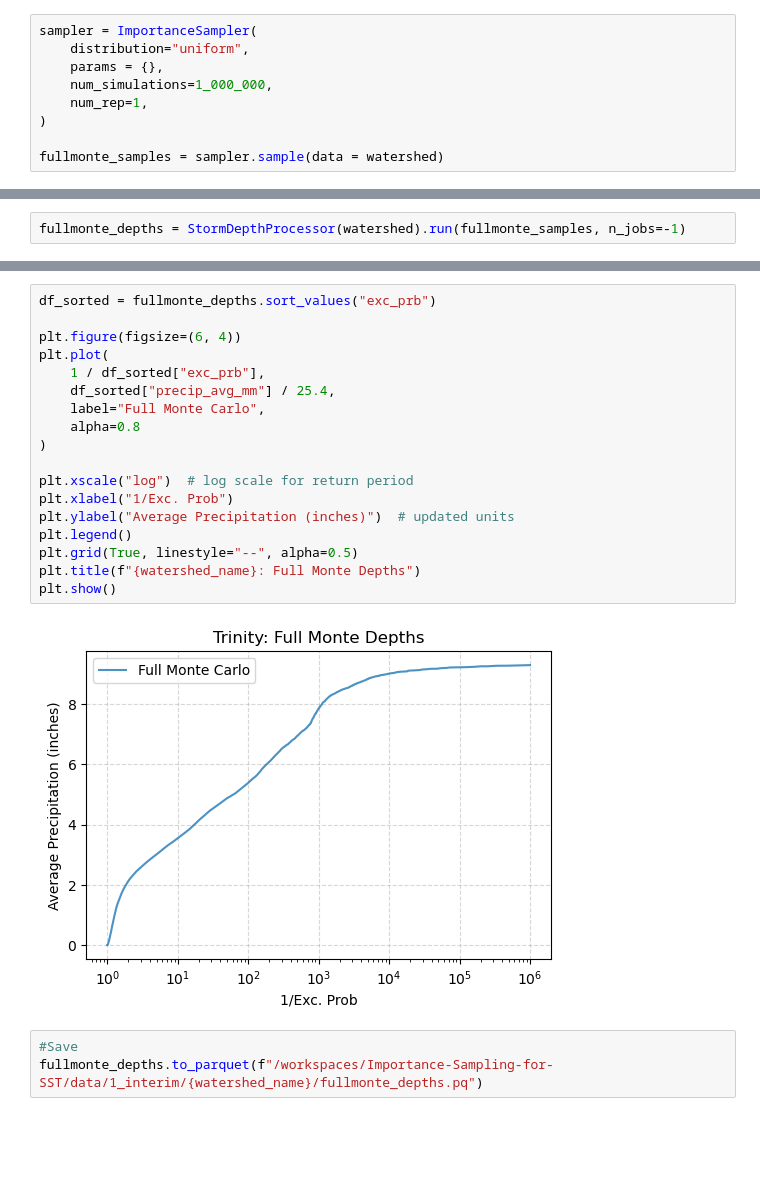
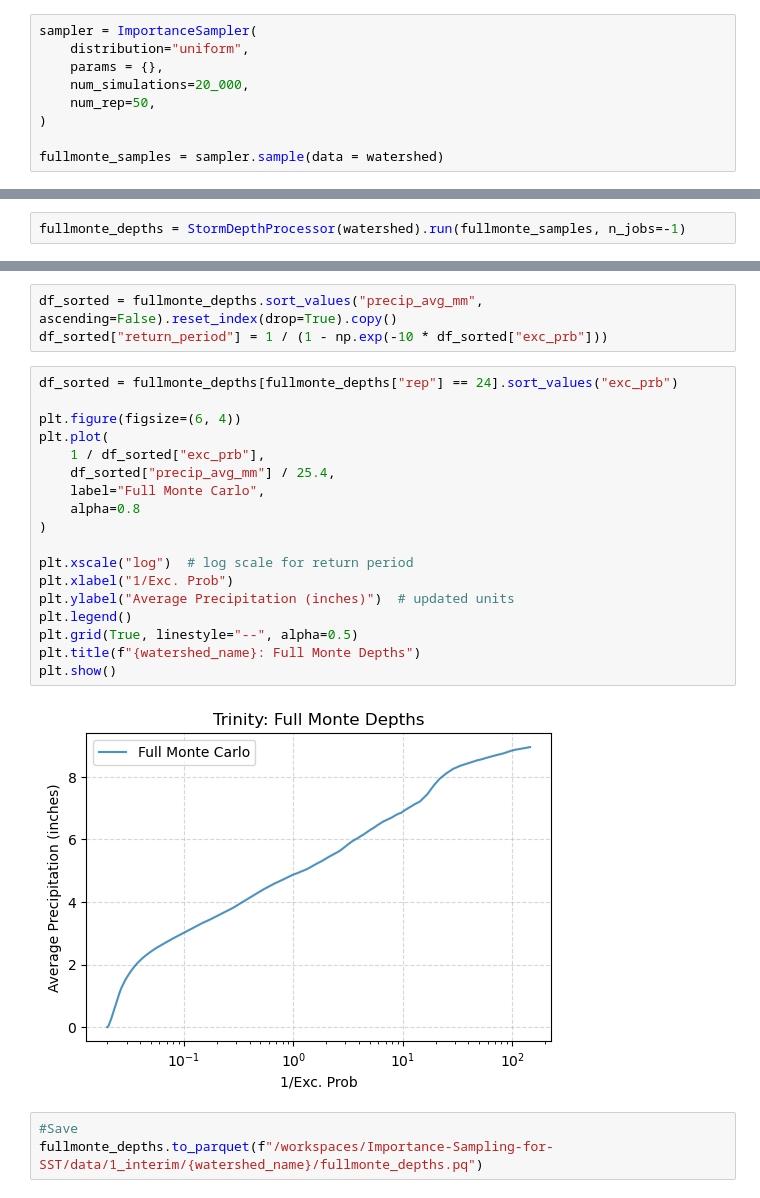
Before and after one commit to fema-ffrd/Importance-Sampling-for-SST, a Jupyter notebook: notebooks/Trinity.ipynb, the cells around one changed output, grey strips where cells are left out. Saved outputs shown, nothing was run; the diff lists cells and outputs as text; blank space fills up the shorter version.

```diff
--- a/notebooks/Trinity.ipynb
+++ b/notebooks/Trinity.ipynb
@@ -28,8 +28,8 @@ watershed = Preprocessor.load(config_path = f"/workspaces/Importance-Sampling-fo
 sampler = ImportanceSampler(
     distribution="uniform",
     params = {},
-    num_simulations=1_000_000,
-    num_rep=1,
+    num_simulations=20_000,
+    num_rep=50,
 )
 
 fullmonte_samples = sampler.sample(data = watershed)
@@ -47,23 +93,26 @@ fullmonte_depths = StormDepthProcessor(watershed).run(fullmonte_samples, n_jobs=
+# %%
+df_sorted = fullmonte_depths.sort_values("precip_avg_mm", ascending=False).reset_index(drop=True).copy()
+df_sorted["return_period"] = 1 / (1 - np.exp(-10 * df_sorted["exc_prb"]))
 # %%
-df_sorted = fullmonte_depths.sort_values("exc_prb")
+df_sorted = fullmonte_depths[fullmonte_depths["rep"] == 24].sort_values("exc_prb")
 
 plt.figure(figsize=(6, 4))
 plt.plot(
     1 / df_sorted["exc_prb"],
     df_sorted["precip_avg_mm"] / 25.4,
     label="Full Monte Carlo",
     alpha=0.8
 )
 
 plt.xscale("log")  # log scale for return period
 plt.xlabel("1/Exc. Prob")
 plt.ylabel("Average Precipitation (inches)")  # updated units
 plt.legend()
 plt.grid(True, linestyle="--", alpha=0.5)
 plt.title(f"{watershed_name}: Full Monte Depths")
 plt.show()
 # %% [output]
-[figure, old version]
+[figure, new version]
 # %%
 #Save
 fullmonte_depths.to_parquet(f"/workspaces/Importance-Sampling-for-SST/data/1_interim/{watershed_name}/fullmonte_depths.pq")
```
Also changed, not shown: parts of 3 cells of this notebook, 2 other files.
